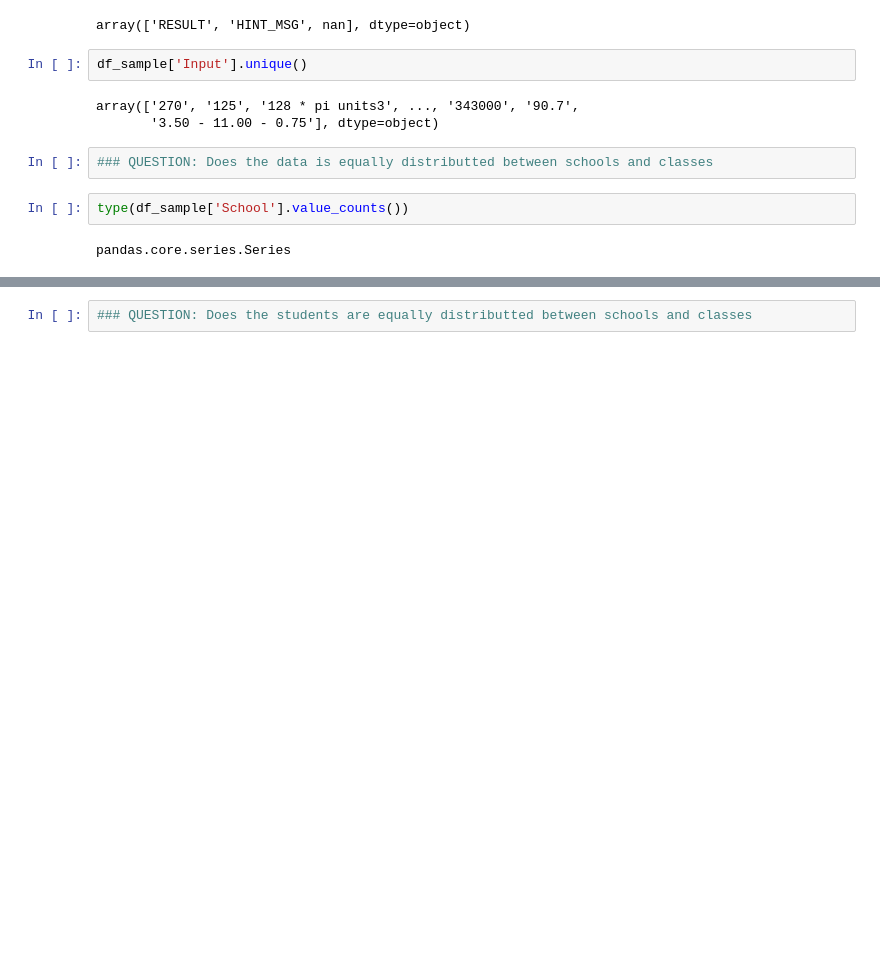
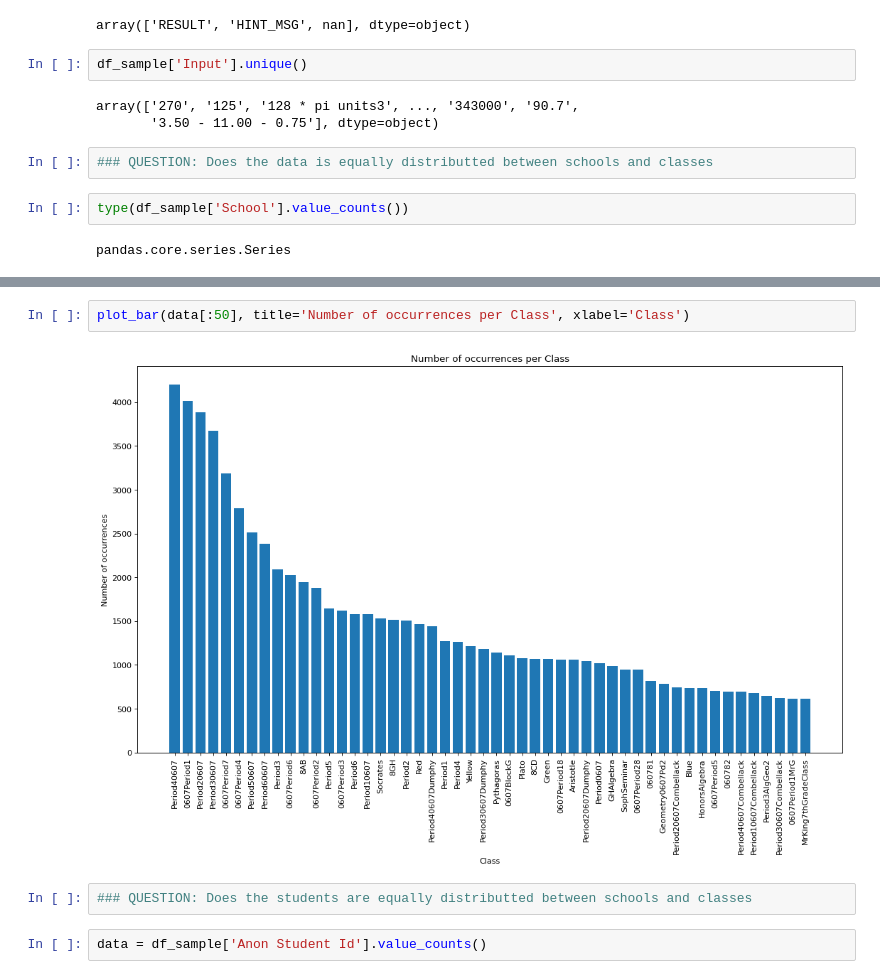
Before and after one commit to boa50/intelligent-tutoring-analysis, a Jupyter notebook: Analysis.ipynb, the cells around one changed output, grey strips where cells are left out. Saved outputs shown, nothing was run; the diff lists cells and outputs as text; blank space fills up the shorter version.

```diff
--- a/Analysis.ipynb
+++ b/Analysis.ipynb
@@ -411,2 +513,8 @@ plot_bar(data, title='Number of occurrences per School', xlabel='School')
+# %%
+plot_bar(data[:50], title='Number of occurrences per Class', xlabel='Class')
+# %% [output]
+[figure, added]
 # %%
 ### QUESTION: Does the students are equally distributted between schools and classes
+# %%
+data = df_sample['Anon Student Id'].value_counts()
```
Also changed, not shown: parts of 36 cells of this notebook.
